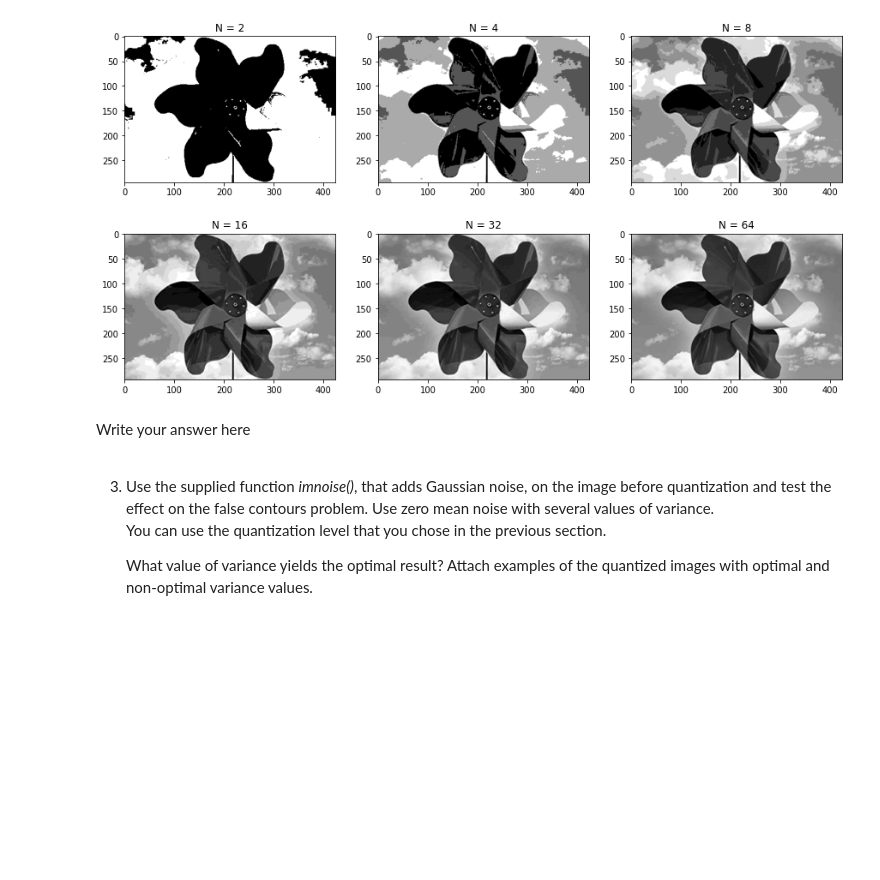
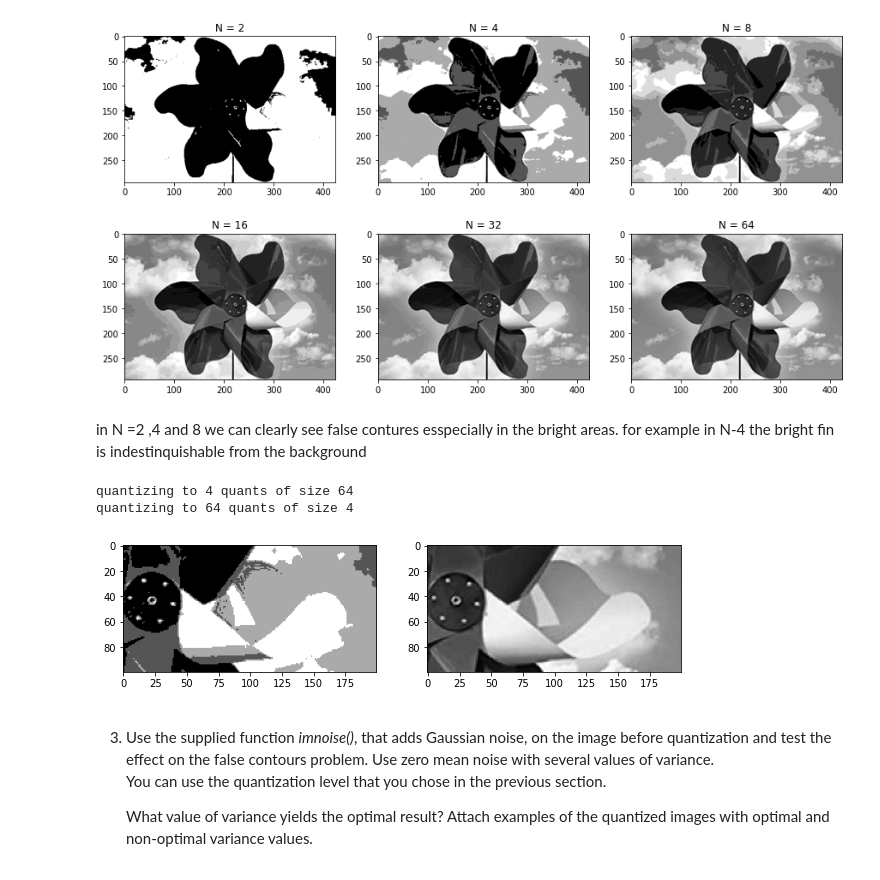
Before and after one commit to nadavschwalb/image_processing, a Jupyter notebook: Lab3_Student.ipynb, the cells around one changed output. Drawn from its saved outputs; the diff is of its cells as text; code cells hidden in the pictures; blank space fills up the shorter version.

```diff
--- a/Lab3_Student.ipynb
+++ b/Lab3_Student.ipynb
@@ -67,8 +69,19 @@ quantizing to 16 quants of size 16
 quantizing to 32 quants of size 8
 quantizing to 64 quants of size 4
 [figure]
-# %% [markdown]
-Write your answer here
+# %% [markdown]
+in N =2 ,4 and 8 we can clearly see false contures esspecially in the bright areas. for example in N-4 the bright fin is indestinquishable from the background
+# %%
+plt.figure(figsize=(10,5))
+plt.subplot(121)
+plt.imshow(quant_img(grayscale_img,4)[100:200,200:400],cmap='gray')
+plt.subplot(122)
+plt.imshow(quant_img(grayscale_img,64)[100:200,200:400],cmap='gray')
+plt.show()
+# %% [output]
+quantizing to 4 quants of size 64
+quantizing to 64 quants of size 4
+[figure, added]
 # %% [markdown]
 3. Use the supplied function *imnoise()*, that adds Gaussian noise, on the image before quantization and test the effect on the false contours problem. Use zero mean noise with several values of variance.
     You can use the quantization level that you chose in the previous section.
```
Also changed, not shown: parts of 5 cells of this notebook.
